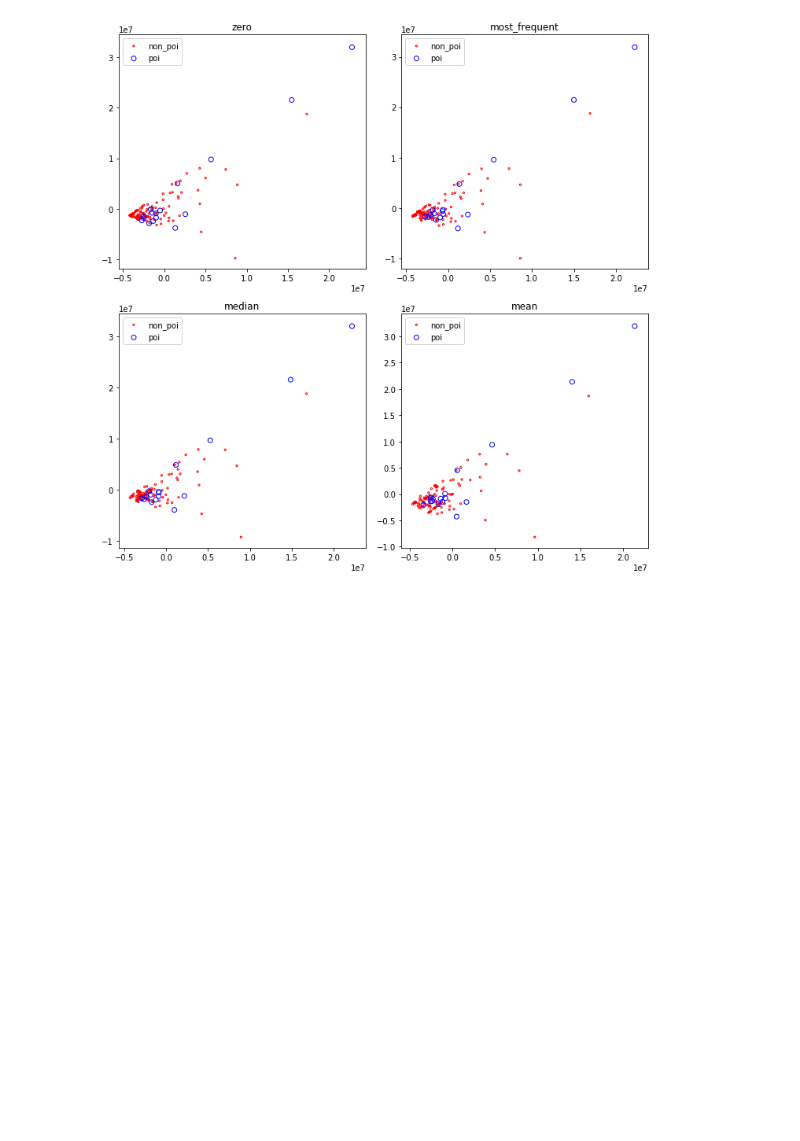
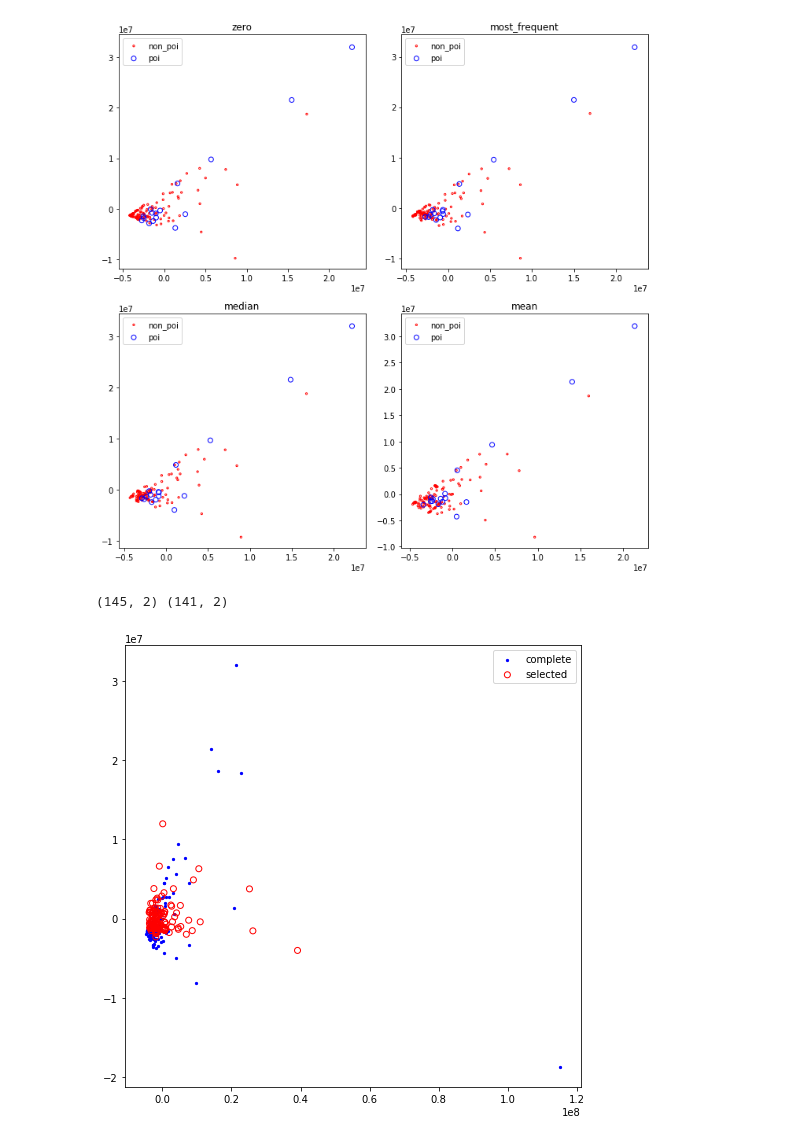
Before and after one commit to trnoriega/enron-data-classifier, a Jupyter notebook: outlier_removal.ipynb, the cells around one changed output. Drawn from its saved outputs; the diff is of its cells as text; code cells hidden in the pictures; blank space fills up the shorter version.

Commit message:
Implement a IsolationForestTransformer class

```diff
--- a/outlier_removal.ipynb
+++ b/outlier_removal.ipynb
@@ -8,6 +8,9 @@ import matplotlib.pyplot as plt
 
 # For make_features_labels
 from tools.feature_format import featureFormat, targetFeatureSplit
+
+# For IsolationForestTransformer
+from sklearn.base import TransformerMixin
 
 def scatter_plotter(dict_list, rows_columns=(1,1), figsize=(7, 7)):
     """
@@ -51,6 +54,19 @@ def make_features_labels(dataset, feature_names, remove_nan=False):
     features = np.array(features)
 
     return features, labels
+
+class IsolationForestTransformer(IsolationForest, TransformerMixin):
+    def __init__(self, anomaly_threshold=None, **kwargs):
+        self.anomaly_threshold = anomaly_threshold
+        super(IsolationForestTransformer, self).__init__(**kwargs)
+
+    def get_anomaly_threshold(self):
+        return self.anomaly_threshold
+
+    def transform(self, X):
+        scores = self.decision_function(X)
+        non_outlier_mask = scores > self.get_anomaly_threshold()
+        return X[non_outlier_mask]
 # %% [markdown]
 ### Get necessary data from [imputing_data](imputing_data.ipynb)
 # %%
@@ -139,3 +155,26 @@ for dicty in selected_dict_list:
 scatter_plotter(selected_dict_list, rows_columns=(2,2), figsize=(10,10))
 # %% [output]
 [figure]
+# %%
+clf = IsolationForestTransformer(anomaly_threshold=-0.1,
+                                 contamination=0.02,
+                                 random_state = 42)
+X = imputer_dict['mean'][0]
+X_transformed = clf.fit_transform(X)
+pca = PCA(n_components=2)
+X_pca = pca.fit_transform(X)
+X_transformed_pca = pca.fit_transform(X_transformed)
+print X_pca.shape, X_transformed_pca.shape
+# %% [output]
+(145, 2) (141, 2)
+# %%
+plt.close('all')
+fig = plt.figure(figsize=(7,7), tight_layout= True)
+ax = fig.gca()
+ax.scatter(X_pca[:,0], X_pca[:,1], color='b', s=5, label='complete')
+ax.scatter(X_transformed_pca[:,0], X_transformed_pca[:,1],
+           facecolors='none', edgecolors='r', label='selected')
+ax.legend()
+plt.show()
+# %% [output]
+[figure, added]
```
Also changed, not shown: parts of 1 cell of this notebook.
